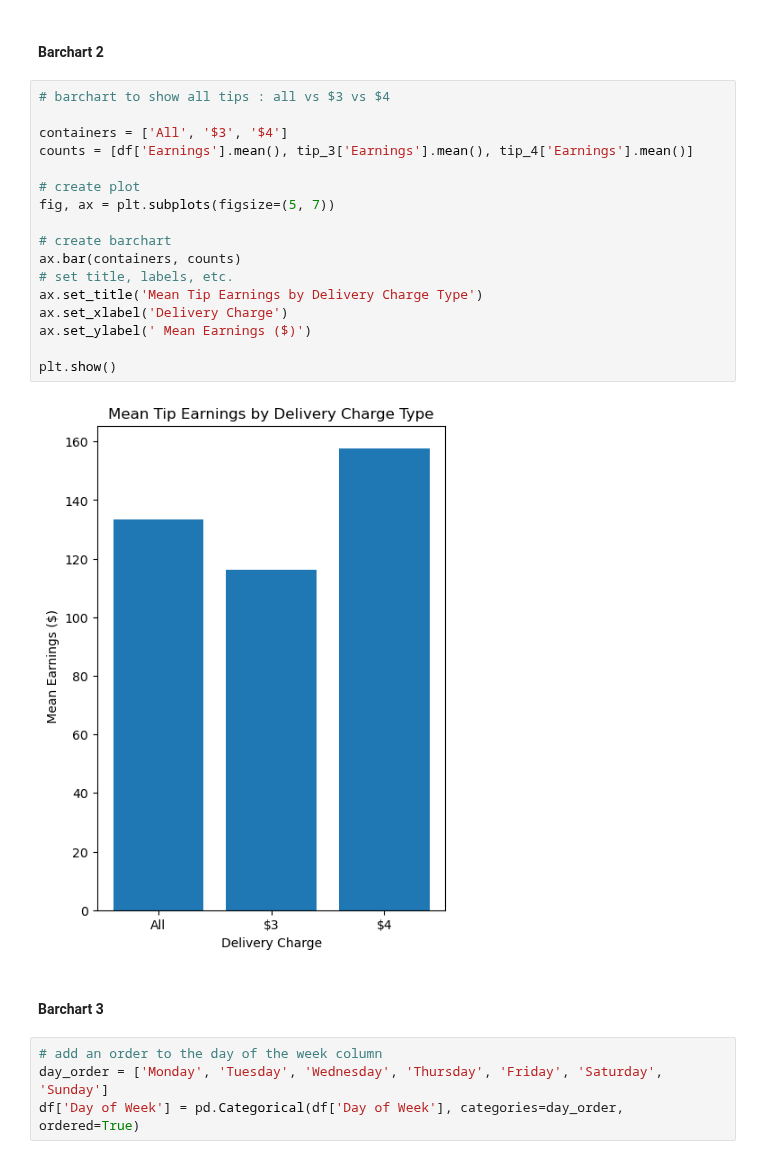
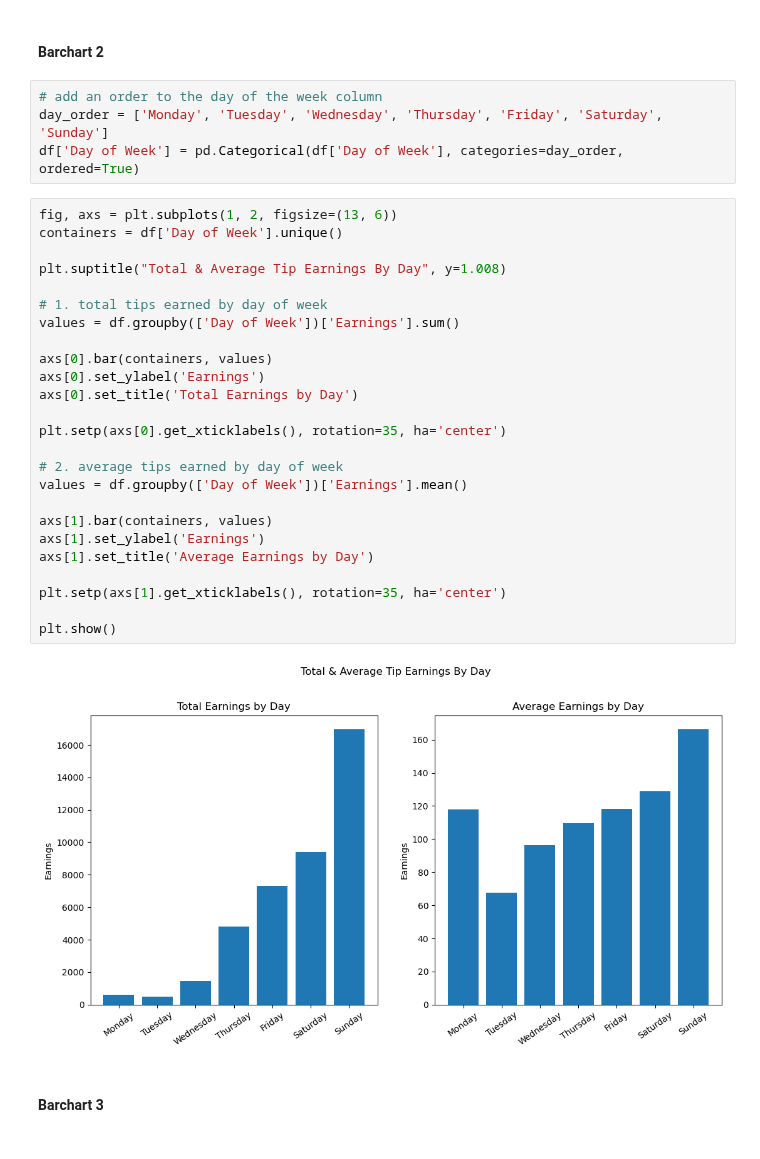
Before and after one commit to stevejchacon/pizzatip, a Jupyter notebook: pizzaEDA2.ipynb, the cells around one changed output. Saved outputs shown, nothing was run; the diff lists cells and outputs as text.

```diff
--- a/pizzaEDA2.ipynb
+++ b/pizzaEDA2.ipynb
@@ -187,27 +201,35 @@ plt.show()
 # %% [markdown]
 #### Barchart 2
-# %%
-# barchart to show all tips : all vs $3 vs $4
-
-containers = ['All', '$3', '$4']
-counts = [df['Earnings'].mean(), tip_3['Earnings'].mean(), tip_4['Earnings'].mean()]
-
-# create plot
-fig, ax = plt.subplots(figsize=(5, 7))
-
-# create barchart
-ax.bar(containers, counts)
-# set title, labels, etc.
-ax.set_title('Mean Tip Earnings by Delivery Charge Type')
-ax.set_xlabel('Delivery Charge')
-ax.set_ylabel(' Mean Earnings ($)')
-
-plt.show()
-# %% [output]
-[figure, removed]
+# %%
+# add an order to the day of the week column
+day_order = ['Monday', 'Tuesday', 'Wednesday', 'Thursday', 'Friday', 'Saturday', 'Sunday']
+df['Day of Week'] = pd.Categorical(df['Day of Week'], categories=day_order, ordered=True)
+# %%
+fig, axs = plt.subplots(1, 2, figsize=(13, 6))
+containers = df['Day of Week'].unique()
+
+plt.suptitle("Total & Average Tip Earnings By Day", y=1.008)
+
+# 1. total tips earned by day of week
+values = df.groupby(['Day of Week'])['Earnings'].sum()
+
+axs[0].bar(containers, values)
+axs[0].set_ylabel('Earnings')
+axs[0].set_title('Total Earnings by Day')
+
+plt.setp(axs[0].get_xticklabels(), rotation=35, ha='center')
+
+# 2. average tips earned by day of week
+values = df.groupby(['Day of Week'])['Earnings'].mean()
+
+axs[1].bar(containers, values)
+axs[1].set_ylabel('Earnings')
+axs[1].set_title('Average Earnings by Day')
+
+plt.setp(axs[1].get_xticklabels(), rotation=35, ha='center')
+
+plt.show()
+# %% [output]
+[figure, added]
 # %% [markdown]
 #### Barchart 3
-# %%
-# add an order to the day of the week column
-day_order = ['Monday', 'Tuesday', 'Wednesday', 'Thursday', 'Friday', 'Saturday', 'Sunday']
-df['Day of Week'] = pd.Categorical(df['Day of Week'], categories=day_order, ordered=True)
```
Also changed, not shown: parts of 12 cells of this notebook.
